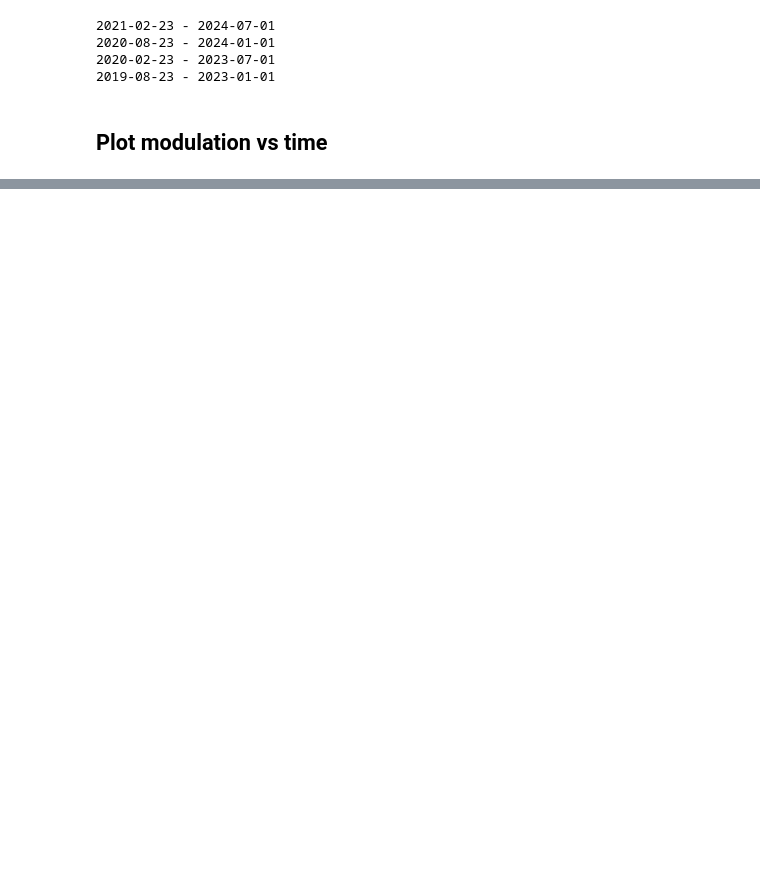
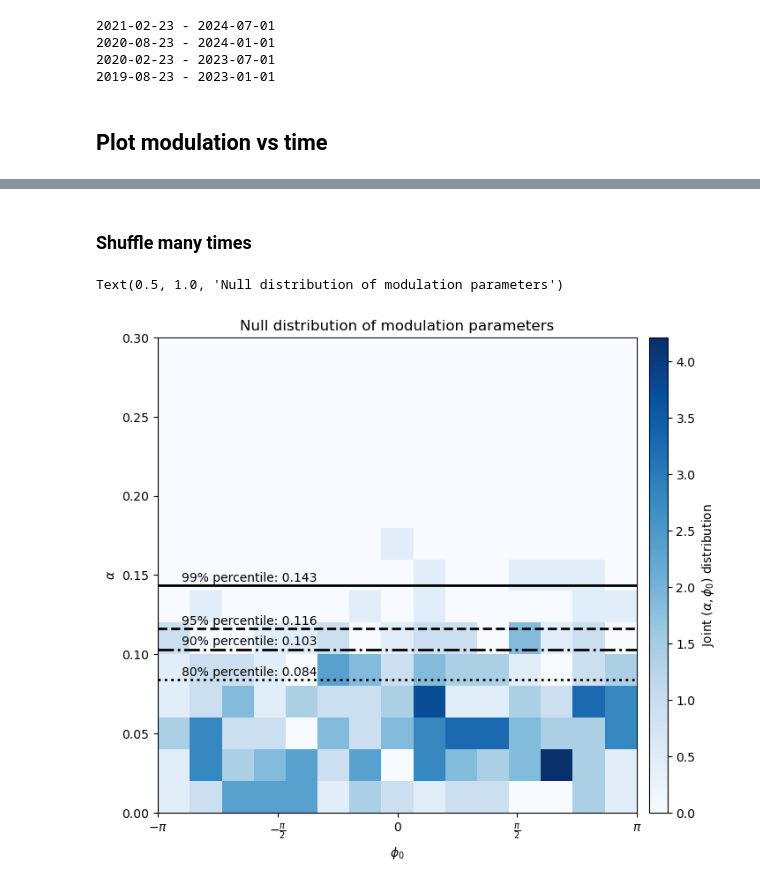
Before and after one commit to ebeauce/seistides, a Jupyter notebook: notebooks/tidal_modulation_analysis_BSSA_2026.ipynb, the cells around one changed output, grey strips where cells are left out. Cells and saved outputs as stored; diff of their text form; code cells hidden in the pictures; blank space fills up the shorter version.

```diff
--- a/notebooks/tidal_modulation_analysis_BSSA_2026.ipynb
+++ b/notebooks/tidal_modulation_analysis_BSSA_2026.ipynb
@@ -608,0 +787,13 @@ Text(0.5, 1.0, 'Tidal modulation of seismicity in Fault zone before and after th
+# %% [markdown]
+### Shuffle many times
+# %%
+seismod_shuffled = seistides.modulation.ShuffledModulationmeterMultiWindowForcingTimeBins(
+    short_window_days=SHORT_WINDOW_DAYS,
+    overlap=OVERLAP,
+    num_short_windows=NUM_SHORT_WINDOWS,
+    catalog=cat_pre, # run this example with the pre-mainshock catalog
+    forcing=tidal_stress,
+    forcing_bins=PHASE_BINS,
+    window_type=WINDOW_TYPE
+)
+seismod_shuffled.build_forcingtime_bins()
@@ -608,0 +859,45 @@ Text(0.5, 1.0, 'Tidal modulation of seismicity in Fault zone before and after th
+# %%
+_, shuffle_parameters, shuffle_errors = seismod_shuffled.get_parameter_time_series(
+    forcing_type, model_name="model1"
+)
+_, shuffle_perf = seismod_shuffled.get_model_performance_time_series(
+    forcing_type, model_name="model1"
+)
+# %%
+XTICK_LOC = [-np.pi, -np.pi/2., 0, np.pi/2., np.pi]
+XTICK_LAB = [r"$-\pi$", r"$-\frac{\pi}{2}$", r"$0$", r"$\frac{\pi}{2}$", r"$\pi$"]
+
+fig, ax = plt.subplots(num="null_distribution", figsize=(7, 7))
+
+density = ax.hist2d(
+    shuffle_parameters["phi"],
+    shuffle_parameters["alpha"],
+    range=((-np.pi, np.pi), (0., 0.3)),
+    bins=15,
+    cmap="Blues",
+    density=True
+)
+# add relevant percentiles
+ci_80 = np.percentile(shuffle_parameters["alpha"], 80.)
+ci_90 = np.percentile(shuffle_parameters["alpha"], 90.)
+ci_95 = np.percentile(shuffle_parameters["alpha"], 95.)
+ci_99 = np.percentile(shuffle_parameters["alpha"], 99.)
+for _ci, ls, pct in zip([ci_80, ci_90, ci_95, ci_99], [":", "-.", "--", "-"], [80., 90., 95., 99.]):
+    label = f"{pct:.0f}% percentile: {_ci:.3f}"
+    axes[i].axhline(_ci, lw=2, color="k", ls=ls, label=label)
+    ax.axhline(_ci, lw=2, color="k", ls=ls, label=label)
+    ax.text(0.05, _ci + 0.005, label, va="center", ha="left", fontsize=10, transform=ax.get_yaxis_transform(), zorder=2)
+
+ax.set_xlabel(r"$\phi_0$")
+ax.set_xticks(XTICK_LOC)
+ax.set_xticklabels(XTICK_LAB)
+ax.set_ylabel(r"$\alpha$")
+
+pos = ax.get_position()
+cax = fig.add_axes([pos.x1 + 0.02, pos.y0, 0.03, pos.height])
+cbar = plt.colorbar(density[3], cax=cax, label=r"Joint $(\alpha, \phi_0)$ distribution")
+
+ax.set_title("Null distribution of modulation parameters")
+# %% [output]
+Text(0.5, 1.0, 'Null distribution of modulation parameters')
+[figure, added]
```
Also changed, not shown: parts of 12 cells of this notebook, 1 other file.
